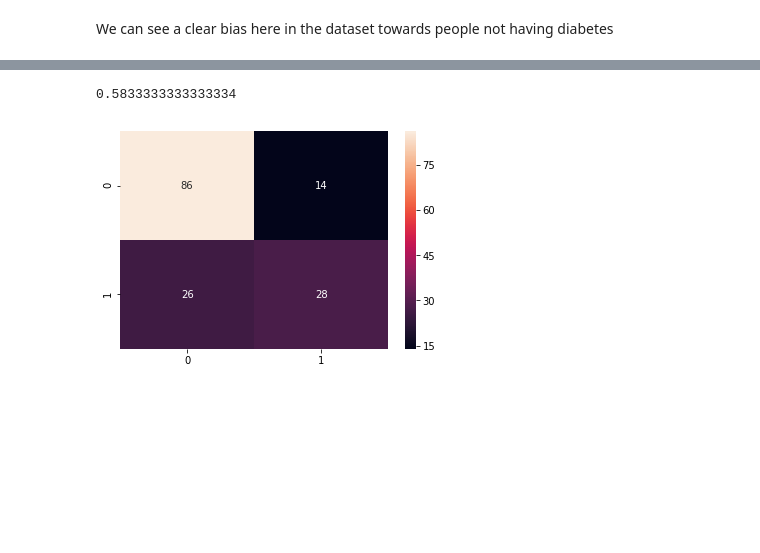
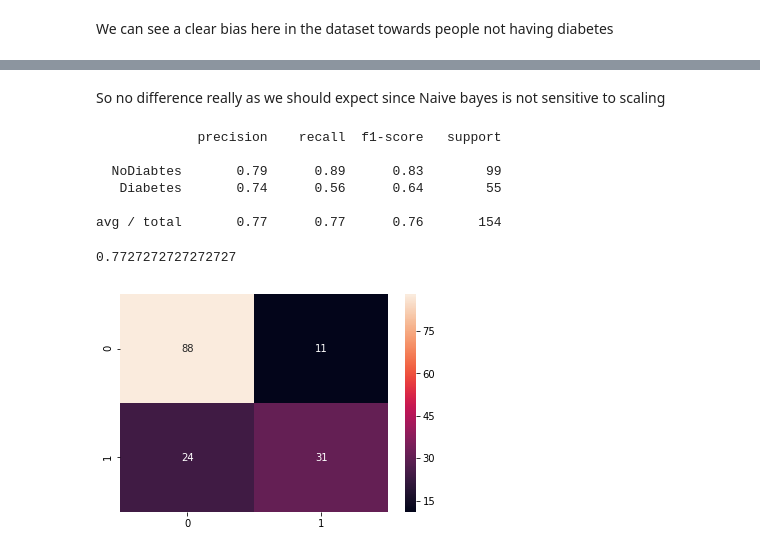
Before and after one commit to gregory1506/COMP6390, a Jupyter notebook: 03717357_Gregory_A4/03717357_COMP6930_A4_Q1.ipynb, the cells around one changed output, grey strips where cells are left out. Cells and saved outputs as stored; diff of their text form; code cells hidden in the pictures; blank space fills up the shorter version.

```diff
--- a/03717357_Gregory_A4/03717357_COMP6930_A4_Q1.ipynb
+++ b/03717357_Gregory_A4/03717357_COMP6930_A4_Q1.ipynb
@@ -156,10 +191,19 @@ plt.show()
-# %%
-X2_train,X2_test,y2_train,y2_test=train_test_split(df3[df3.columns[:-1]],df3['Outcome'],random_state=11,test_size=0.2)
-GaussNB = GaussianNB(priors=None)
-GaussNB.fit(X2_train,y2_train)
-y4_pred = GaussNB.predict(X2_test)
-sns.heatmap(confusion_matrix(y2_test,y4_pred), annot=True)
-f1_score(y2_test, y4_pred)
-# %% [output]
-0.5833333333333334
-[figure, removed]
+# %% [markdown]
+So no difference really as we should expect since Naive bayes is not sensitive to scaling
+# %%
+# So lets have a look at the Logistic Regression
+pipeline2 = Pipeline([('scaler', StandardScaler()),('clf', LogisticRegression())])
+pipeline2.fit(X_train,y_train)
+y4_pred = pipeline2.predict(X_test)
+sns.heatmap(confusion_matrix(y_test, y4_pred), annot=True)
+print(classification_report(y_test,y4_pred,target_names=["NoDiabtes","Diabetes"]))
+accuracy_score(y_test, y4_pred)
+# %% [output]
+             precision    recall  f1-score   support
+
+  NoDiabtes       0.79      0.89      0.83        99
+   Diabetes       0.74      0.56      0.64        55
+
+avg / total       0.77      0.77      0.76       154
+0.7727272727272727
+[figure, added]
```
Also changed, not shown: parts of 21 cells of this notebook, 1 other file.
